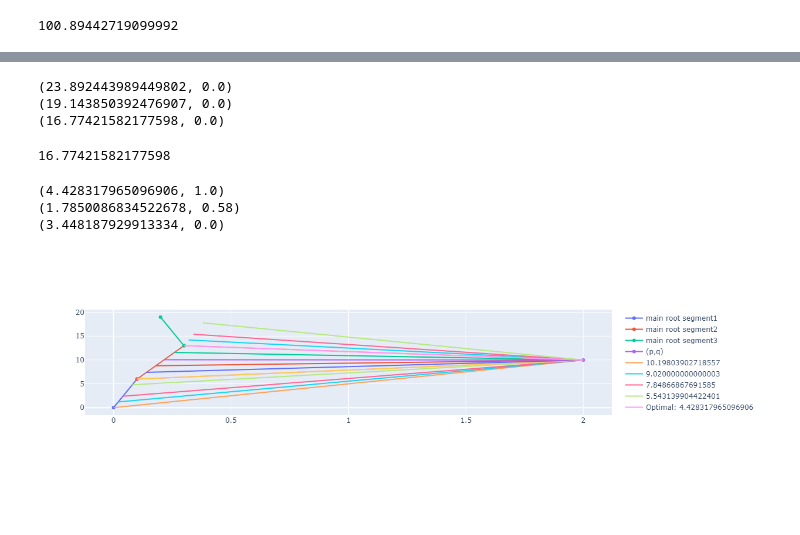
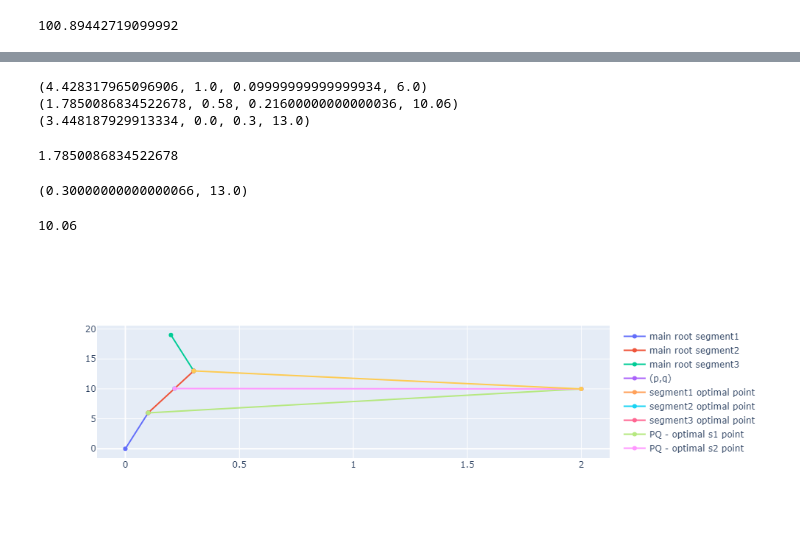
Before and after one commit to arjunc12/Plant-Architecture, a Jupyter notebook: wip_math.ipynb, the cells around one changed output, grey strips where cells are left out. Cells and saved outputs as stored; diff of their text form; code cells hidden in the pictures; blank space fills up the shorter version.

```diff
--- a/wip_math.ipynb
+++ b/wip_math.ipynb
@@ -145,41 +155,88 @@ def three_line_segments(alpha, G, root_distance, x0, y0, x1, y1, x2, y2, x3, y3,
     return min(s1[0], s2[0], s3[0])
 # %%
-three_line_segments(0, 0, 10, 0, 0, 0.1, 6, 0.3, 13, 0.2, 19, 7, 12, example_fig)
+three_line_segments(1, 0, 10, 0, 0, 0.1, 6, 0.3, 13, 0.2, 19, 2, 10)
 # %% [output]
-(23.892443989449802, 0.0)
-(19.143850392476907, 0.0)
-(16.77421582177598, 0.0)
+(4.428317965096906, 1.0, 0.09999999999999934, 6.0)
+(1.7850086834522678, 0.58, 0.21600000000000036, 10.06)
+(3.448187929913334, 0.0, 0.3, 13.0)
-16.77421582177598
+1.7850086834522678
+# %%
+def get_xy_coords(t, x0, y0, x1, y1):
+    x = x0 + t * get_length_and_theta(x0, y0, x1, y1)[0] * cos(get_length_and_theta(x0, y0, x1, y1)[1])
+    y = y0 + t * get_length_and_theta(x0, y0, x1, y1)[0] * sin(get_length_and_theta(x0, y0, x1, y1)[1])
+    return x, y
+# %%
+get_xy_coords(1, 0.1, 6, 0.3, 13)
+# %% [output]
+(0.30000000000000066, 13.0)
+# %%
+s2_t = find_best_cost(1, 0, 10, 0.1, 6, 0.3, 13, 2, 10)[3]
+s2_t
+# %% [output]
+10.06
 # %%
 pt1 = [0, 0.1]
 pt2 = [0, 6]
 
 pt3 = [0.1, 0.3]
 pt4 = [6, 13]
 
 pt5 = [0.3, 0.2]
 pt6 = [13, 19]
 p_pt = 2
 q_pt = 10
 G = 0
-alpha = 0.5
-Droot = 0
+alpha = 1
+Droot = 10
+
+s1_t = find_best_cost(alpha, G, Droot, pt1[0], pt2[0], pt1[1], pt2[1], p_pt, q_pt)[1]
+s1_opt = get_xy_coords(s1_t, pt1[0], pt2[0], pt1[1], pt2[1])
+
+s2_t = find_best_cost(alpha, G, Droot, pt1[1], pt2[1], pt3[1], pt4[1], p_pt, q_pt)[1]
+s2_opt = get_xy_coords(s2_t, pt1[1], pt2[1], pt3[1], pt4[1])
+
+s3_t = find_best_cost(alpha, G, Droot, pt3[1], pt4[1], pt5[1], pt6[1], p_pt, q_pt)[1]
+s3_opt = get_xy_coords(s3_t, pt3[1], pt4[1], pt5[1], pt6[1])
+
 segment1 = go.Scatter(x=pt1, y=pt2, name="main root segment1")
 segment2 = go.Scatter(x=pt3, y=pt4, name="main root segment2")
 segment3 = go.Scatter(x=pt5, y=pt6, name="main root segment3")
+
 pq = go.Scatter(x = [p_pt], y= [q_pt], name="(p,q)")
+
+s1_pt = go.Scatter(x = [s1_opt[0]], y = [s1_opt[1]], name = "segment1 optimal point")
+s2_pt = go.Scatter(x = [s2_opt[0]], y = [s2_opt[1]], name = "segment2 optimal point")
+s3_pt = go.Scatter(x = [s3_opt[0]], y = [s3_opt[1]], name = "segment3 optimal point")
+
+s1_pq_x = [s1_opt[0], p_pt]
+s1_pq_y = [s1_opt[1], q_pt]
+
+s1_pq = go.Scatter(x=s1_pq_x, y=s1_pq_y, name="PQ - optimal s1 point")
+
+s2_pq_x = [s2_opt[0], p_pt]
+s2_pq_y = [s2_opt[1], q_pt]
+
+s2_pq = go.Scatter(x=s2_pq_x, y=s2_pq_y, name="PQ - optimal s2 point")
+
+
+s3_pq_x = [s3_opt[0], p_pt]
+s3_pq_y = [s3_opt[1], q_pt]
+
+s3_pq = go.Scatter(x=s3_pq_x, y=s3_pq_y, name="PQ - optimal s3 point")
 
 example_fig = go.Figure()
 example_fig.add_trace(segment1)
 example_fig.add_trace(segment2)
 example_fig.add_trace(segment3)
 example_fig.add_trace(pq)
-
+example_fig.add_trace(s1_pt)
+example_fig.add_trace(s2_pt)
+example_fig.add_trace(s3_pt)
+example_fig.add_trace(s1_pq)
+example_fig.add_trace(s2_pq)
+example_fig.add_trace(s3_pq)
 # find_best_cost(alpha, G, Droot, pt1[0], pt2[0], pt1[1], pt2[1], p_pt, q_pt, example_fig)
-three_line_segments(1, 0, 10, 0, 0, 0.1, 6, 0.3, 13, 0.2, 19, 2,10, example_fig)
+#three_line_segments(alpha, G, Droot, pt1[0], pt2[0], pt1[1], pt2[1], pt3[1], pt4[1], pt5[1], pt6[1], p_pt, q_pt)
 example_fig.show()
 # %% [output]
-(4.428317965096906, 1.0)
-(1.7850086834522678, 0.58)
-(3.448187929913334, 0.0)
-[figure, old version]
+[figure, new version]
```
Also changed, not shown: parts of 8 cells of this notebook, 1 other file.
